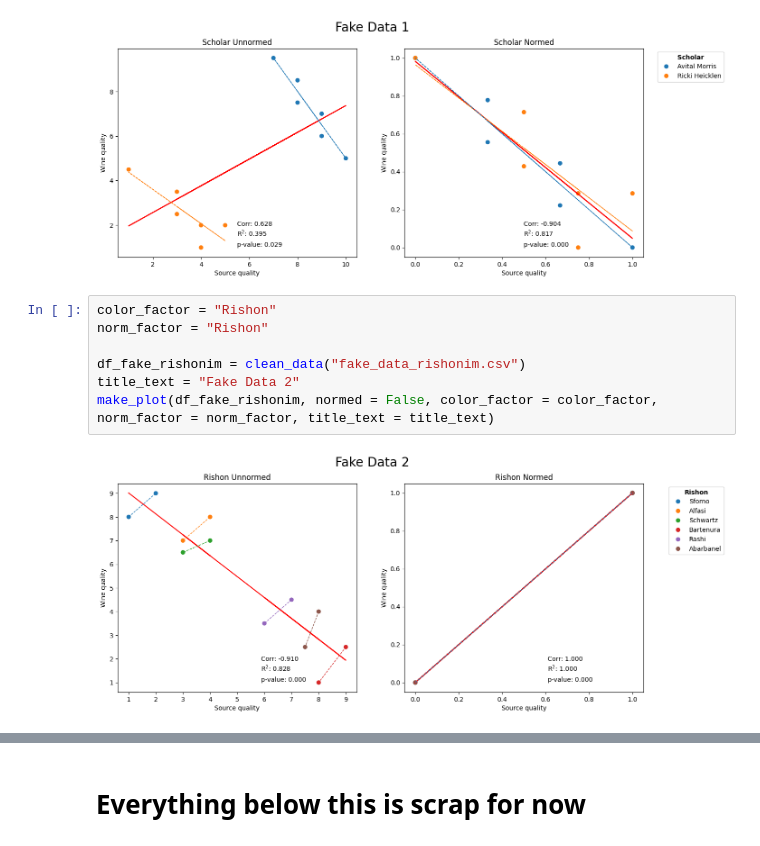
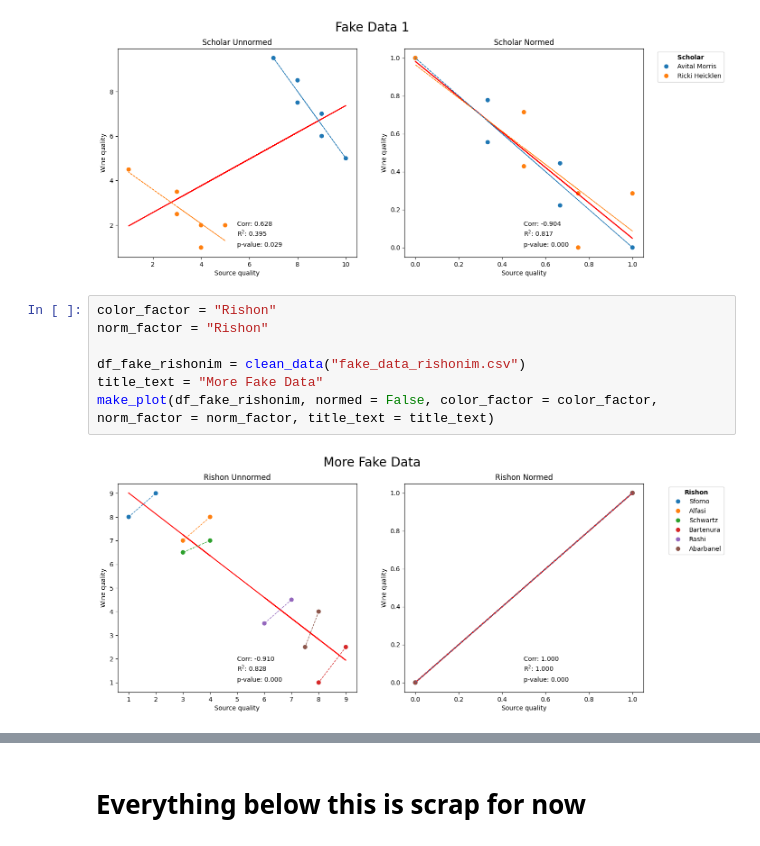
Before and after one commit to RickiHeicklen/scholars-and-sommeliers, a Jupyter notebook: rishon-analysis.ipynb, the cells around one changed output, grey strips where cells are left out. Saved outputs shown, nothing was run; the diff lists cells and outputs as text.

```diff
--- a/rishon-analysis.ipynb
+++ b/rishon-analysis.ipynb
@@ -257,12 +257,12 @@ make_plot(df_fake_scholars, normed = False, color_factor = color_factor, norm_fa
 # %%
 color_factor = "Rishon"
 norm_factor = "Rishon"
 
 df_fake_rishonim = clean_data("fake_data_rishonim.csv")
-title_text = "Fake Data 2"
+title_text = "More Fake Data"
 make_plot(df_fake_rishonim, normed = False, color_factor = color_factor, norm_factor = norm_factor, title_text = title_text)
 # %% [output]
-[figure, old version]
+[figure, new version]
 # %%
 color_factor = "Scholar"
 norm_factor = "Scholar"
```
Also changed, not shown: parts of 2 cells of this notebook.
